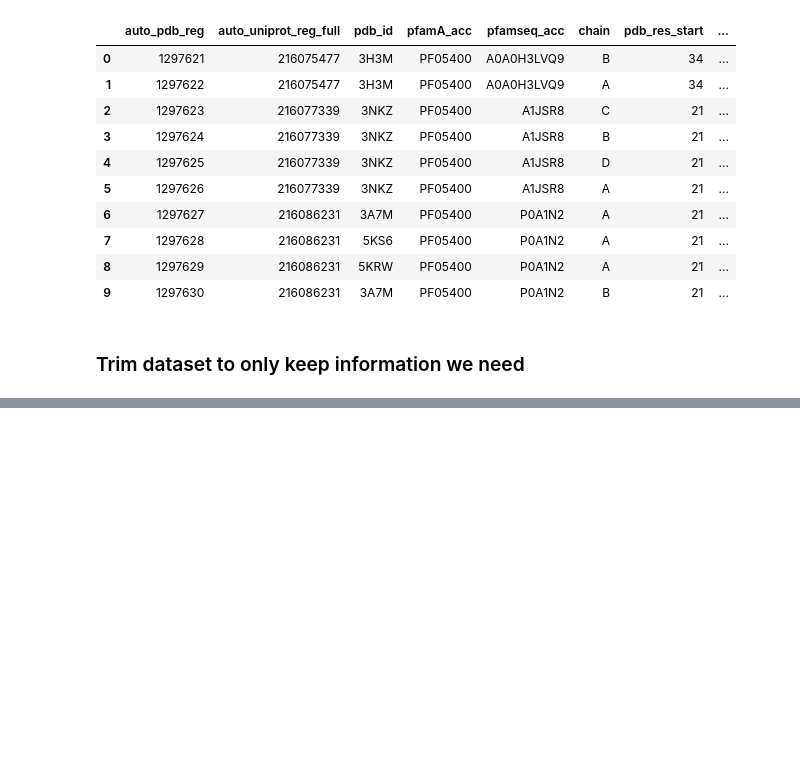
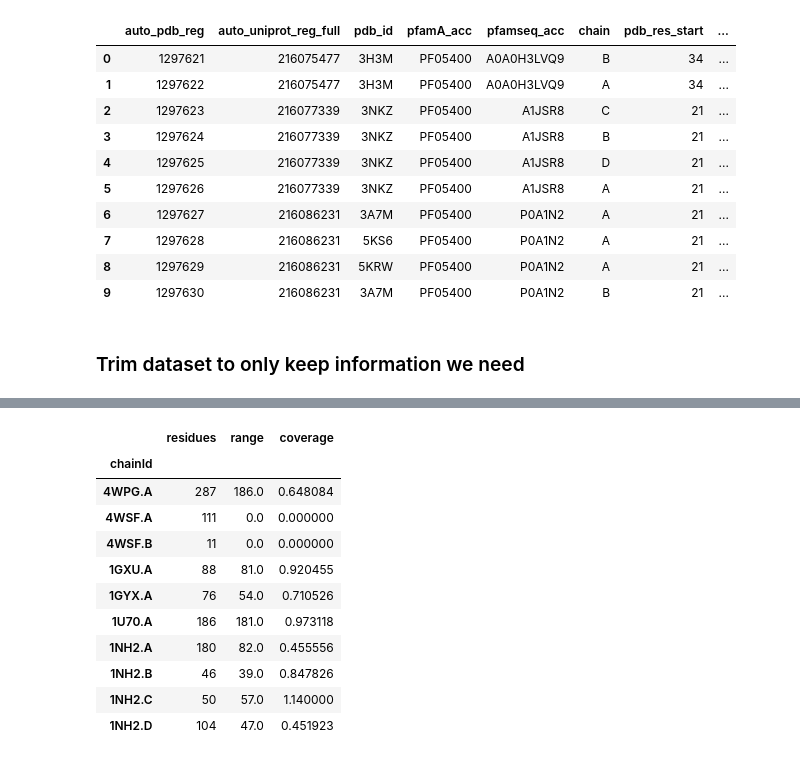
Before and after one commit to sbl-sdsc/mmtf-hackathon-2018, a Jupyter notebook: sequence_structure_coverage/sequence_structure_coverage.ipynb, the cells around one changed output, grey strips where cells are left out. Saved outputs shown, nothing was run; the diff lists cells and outputs as text; code cells hidden in the pictures; blank space fills up the shorter version.

```diff
--- a/sequence_structure_coverage/sequence_structure_coverage.ipynb
+++ b/sequence_structure_coverage/sequence_structure_coverage.ipynb
@@ -57,0 +162,15 @@ df
+# %%
+joined_df.head(10)
+# %% [output]
+|  | residues | range | coverage |
+| chainId |  |  |  |
+| 4WPG.A | 287 | 186.0 | 0.648084 |
+| 4WSF.A | 111 | 0.0 | 0.000000 |
+| 4WSF.B | 11 | 0.0 | 0.000000 |
+| 1GXU.A | 88 | 81.0 | 0.920455 |
+| 1GYX.A | 76 | 54.0 | 0.710526 |
+| 1U70.A | 186 | 181.0 | 0.973118 |
+| 1NH2.A | 180 | 82.0 | 0.455556 |
+| 1NH2.B | 46 | 39.0 | 0.847826 |
+| 1NH2.C | 50 | 57.0 | 1.140000 |
+| 1NH2.D | 104 | 47.0 | 0.451923 |
```
Also changed, not shown: parts of 23 cells of this notebook, 1 other file.
